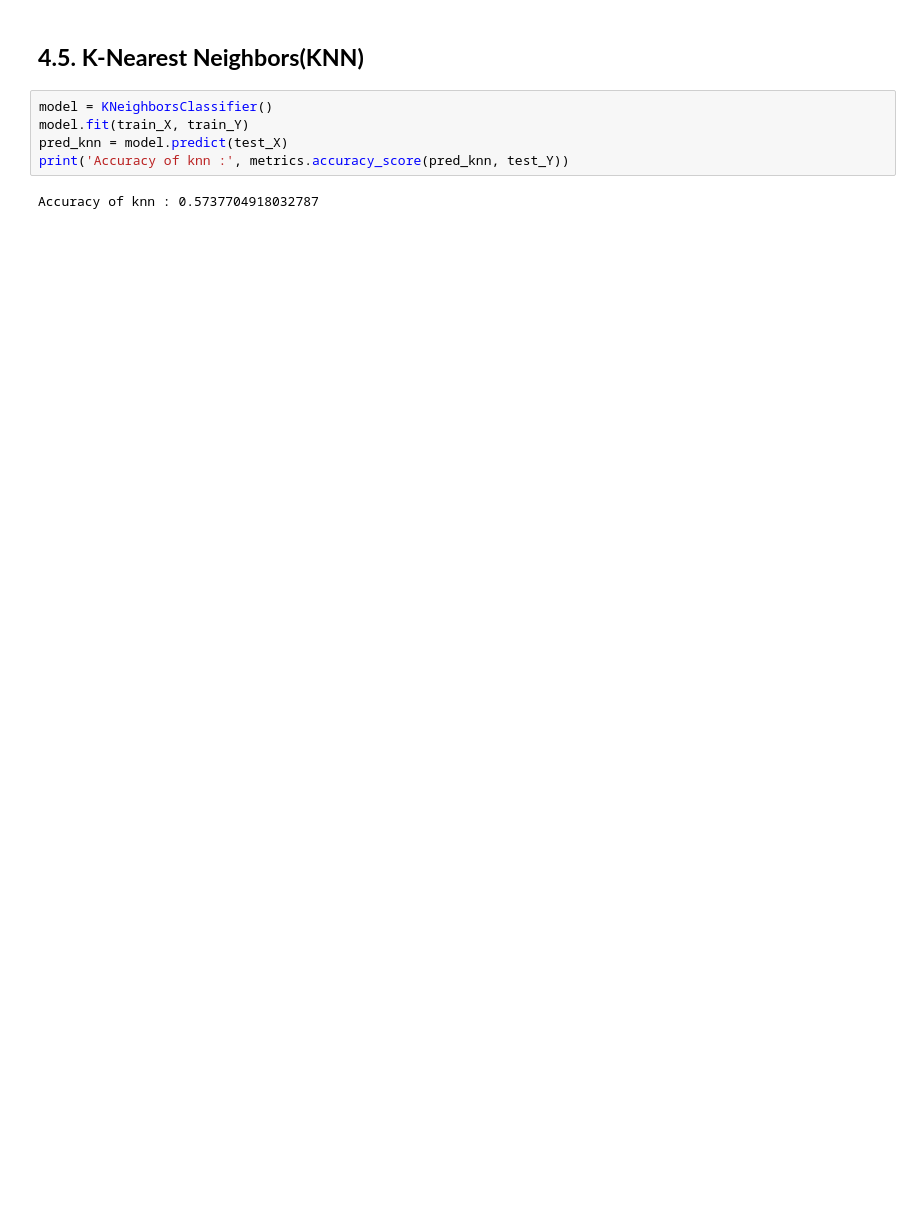
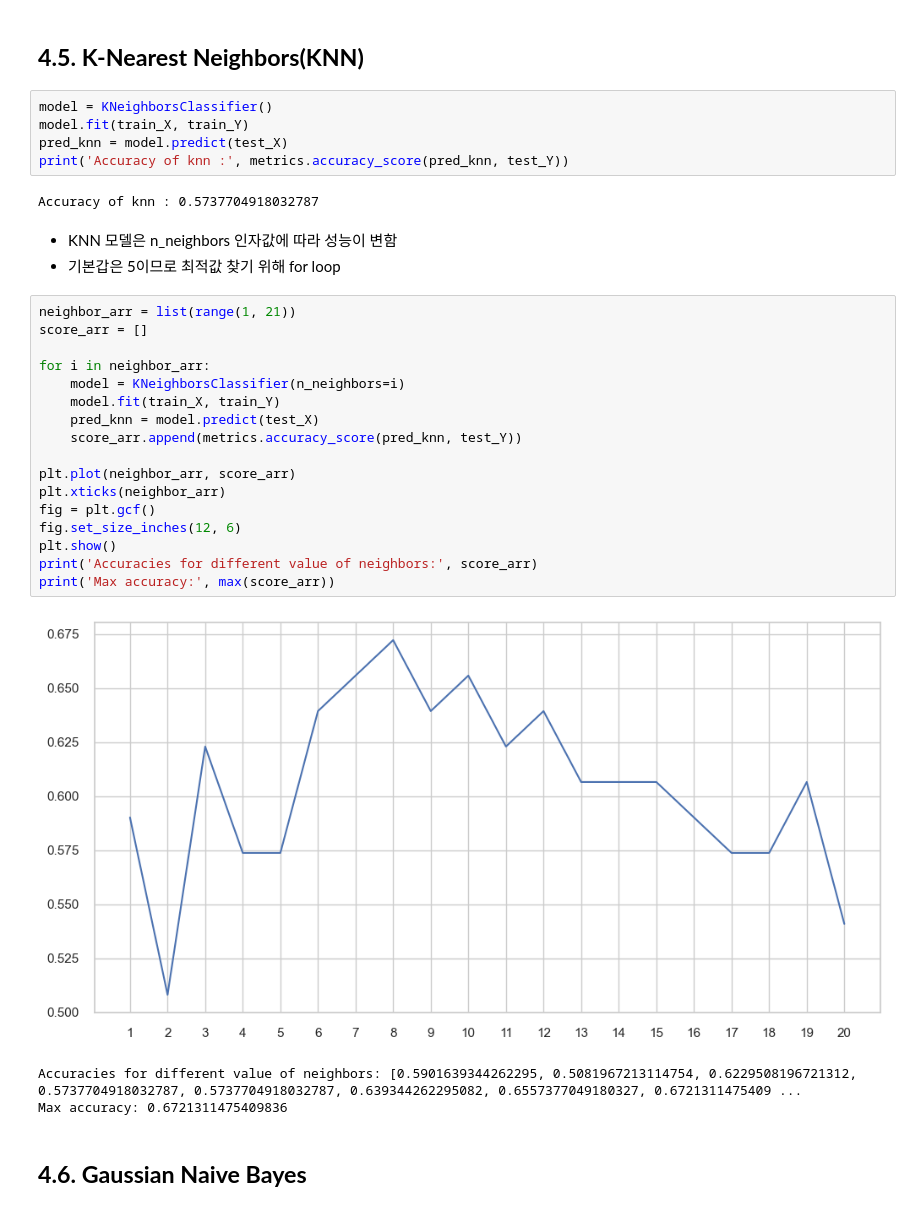
Before and after one commit to wonyeongdeok/kaggle_transcription, a Jupyter notebook: titanic.ipynb, the cells around one changed output. Cells and saved outputs as stored; diff of their text form; blank space fills up the shorter version.

```diff
--- a/titanic.ipynb
+++ b/titanic.ipynb
@@ -685,3 +687,29 @@ pred_knn = model.predict(test_X)
 print('Accuracy of knn :', metrics.accuracy_score(pred_knn, test_Y))
 # %% [output]
 Accuracy of knn : 0.5737704918032787
+# %% [markdown]
+- KNN 모델은 n_neighbors 인자값에 따라 성능이 변함
+- 기본갑은 5이므로 최적값 찾기 위해 for loop
+# %%
+neighbor_arr = list(range(1, 21))
+score_arr = []
+
+for i in neighbor_arr:
+    model = KNeighborsClassifier(n_neighbors=i)
+    model.fit(train_X, train_Y)
+    pred_knn = model.predict(test_X)
+    score_arr.append(metrics.accuracy_score(pred_knn, test_Y))
+
+plt.plot(neighbor_arr, score_arr)
+plt.xticks(neighbor_arr)
+fig = plt.gcf()
+fig.set_size_inches(12, 6)
+plt.show()
+print('Accuracies for different value of neighbors:', score_arr)
+print('Max accuracy:', max(score_arr))
+# %% [output]
+[figure, added]
+Accuracies for different value of neighbors: [0.5901639344262295, 0.5081967213114754, 0.6229508196721312, 0.5737704918032787, 0.5737704918032787, 0.639344262295082, 0.6557377049180327, 0.6721311475409 ...
+Max accuracy: 0.6721311475409836
+# %% [markdown]
+## **4.6. Gaussian Naive Bayes**
```
Also changed, not shown: parts of 10 cells of this notebook.
